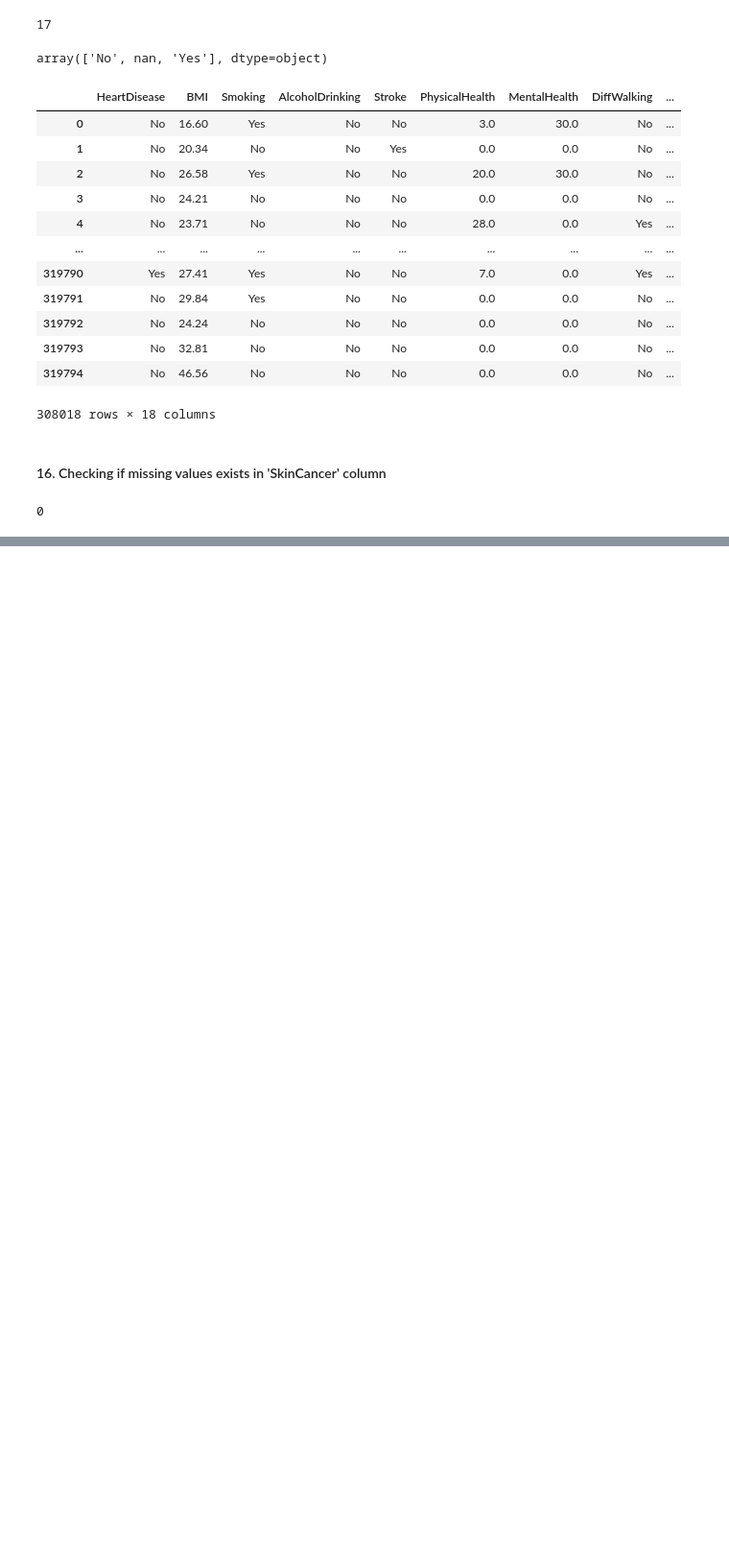
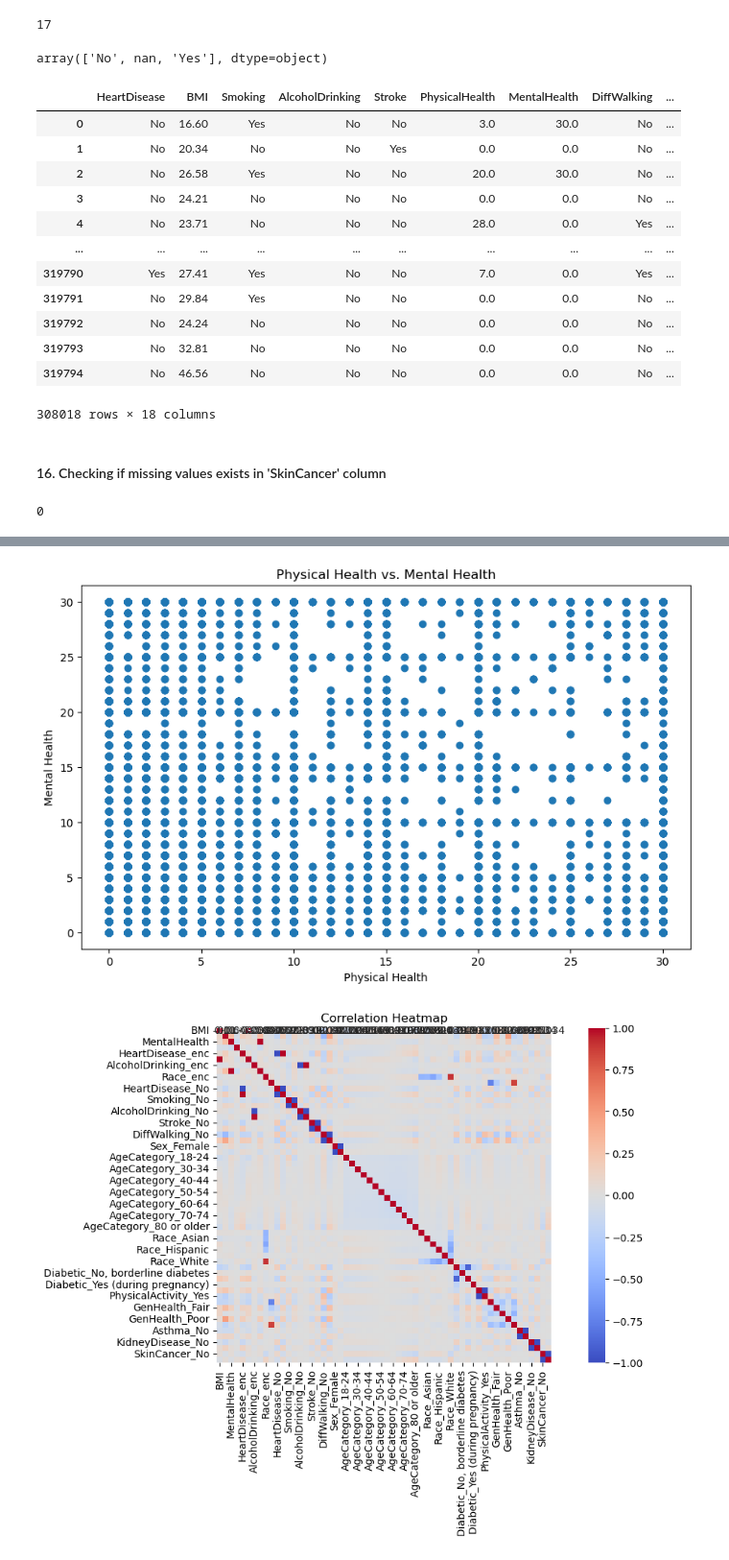
Before and after one commit to ranad4508/DataScience_ML, a Jupyter notebook: Assignment_3.ipynb, the cells around one changed output, grey strips where cells are left out. Shown at 96% size. Saved outputs shown, nothing was run; the diff lists cells and outputs as text; code cells hidden in the pictures; blank space fills up the shorter version.

```diff
--- a/Assignment_3.ipynb
+++ b/Assignment_3.ipynb
@@ -875,0 +877,30 @@ plt.show()
+# %%
+# Create a copy of the DataFrame to preserve the original data
+encoded_df = dataset.copy()
+
+# Identify the categorical columns
+categorical_cols = encoded_df.select_dtypes(include=['object']).columns
+
+# One-hot encode the categorical columns
+encoded_df = pd.get_dummies(encoded_df, columns=categorical_cols)
+
+# Scatter plot: Physical Health vs. Mental Health
+plt.figure(figsize=(10, 6))
+plt.scatter(encoded_df['PhysicalHealth'], encoded_df['MentalHealth'])
+plt.xlabel('Physical Health')
+plt.ylabel('Mental Health')
+plt.title('Physical Health vs. Mental Health')
+plt.show()
+
+# Correlation heatmap
+plt.figure(figsize=(12, 8))
+corr_matrix = encoded_df.corr()
+sns.heatmap(corr_matrix, annot=True, cmap='coolwarm', square=True)
+plt.title('Correlation Heatmap')
+plt.tight_layout(pad=3.0)# Adjust the layout to prevent overlapping
+plt.subplots_adjust(hspace=0.5, wspace=0.9)
+
+plt.show()
+# %% [output]
+[figure, added]
+[figure, added]
```
Also changed, not shown: parts of 57 cells of this notebook.
